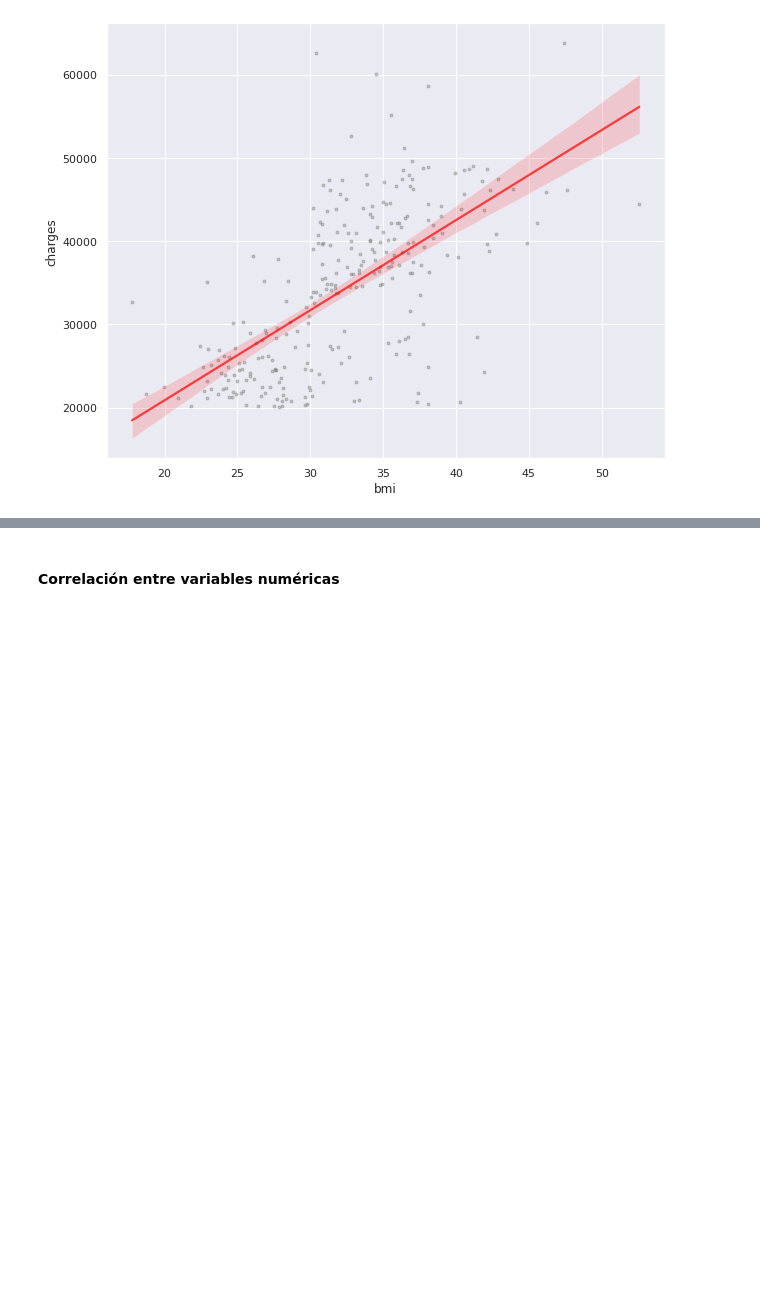
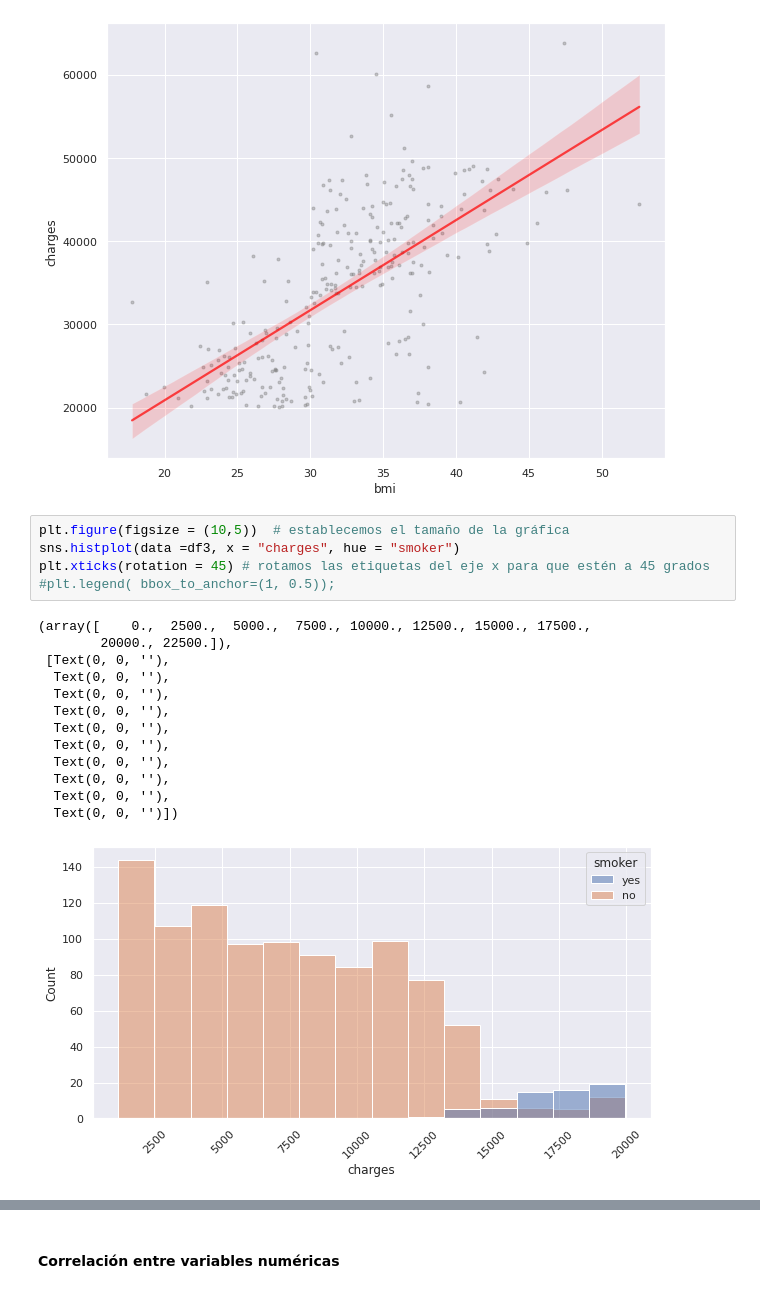
Before and after one commit to Adalab/DA-modulo-3-sprint-1-ana-anak, a Jupyter notebook: 01-RL-ML-Intro.ipynb, the cells around one changed output, grey strips where cells are left out. Cells and saved outputs as stored; diff of their text form; blank space fills up the shorter version.

```diff
--- a/01-RL-ML-Intro.ipynb
+++ b/01-RL-ML-Intro.ipynb
@@ -663,6 +663,25 @@ sns.regplot(
 # %% [output]
 <AxesSubplot:xlabel='bmi', ylabel='charges'>
 [figure]
+# %%
+plt.figure(figsize = (10,5))  # establecemos el tamaño de la gráfica
+sns.histplot(data =df3, x = "charges", hue = "smoker")
+plt.xticks(rotation = 45) # rotamos las etiquetas del eje x para que estén a 45 grados
+#plt.legend( bbox_to_anchor=(1, 0.5));
+# %% [output]
+(array([    0.,  2500.,  5000.,  7500., 10000., 12500., 15000., 17500.,
+        20000., 22500.]),
+ [Text(0, 0, ''),
+  Text(0, 0, ''),
+  Text(0, 0, ''),
+  Text(0, 0, ''),
+  Text(0, 0, ''),
+  Text(0, 0, ''),
+  Text(0, 0, ''),
+  Text(0, 0, ''),
+  Text(0, 0, ''),
+  Text(0, 0, '')])
+[figure, added]
 # %%
 plt.figure(figsize = (10,5))  # establecemos el tamaño de la gráfica
 sns.histplot(data =df4, x = "charges", hue = "smoker")
```
Also changed, not shown: parts of 5 cells of this notebook.
